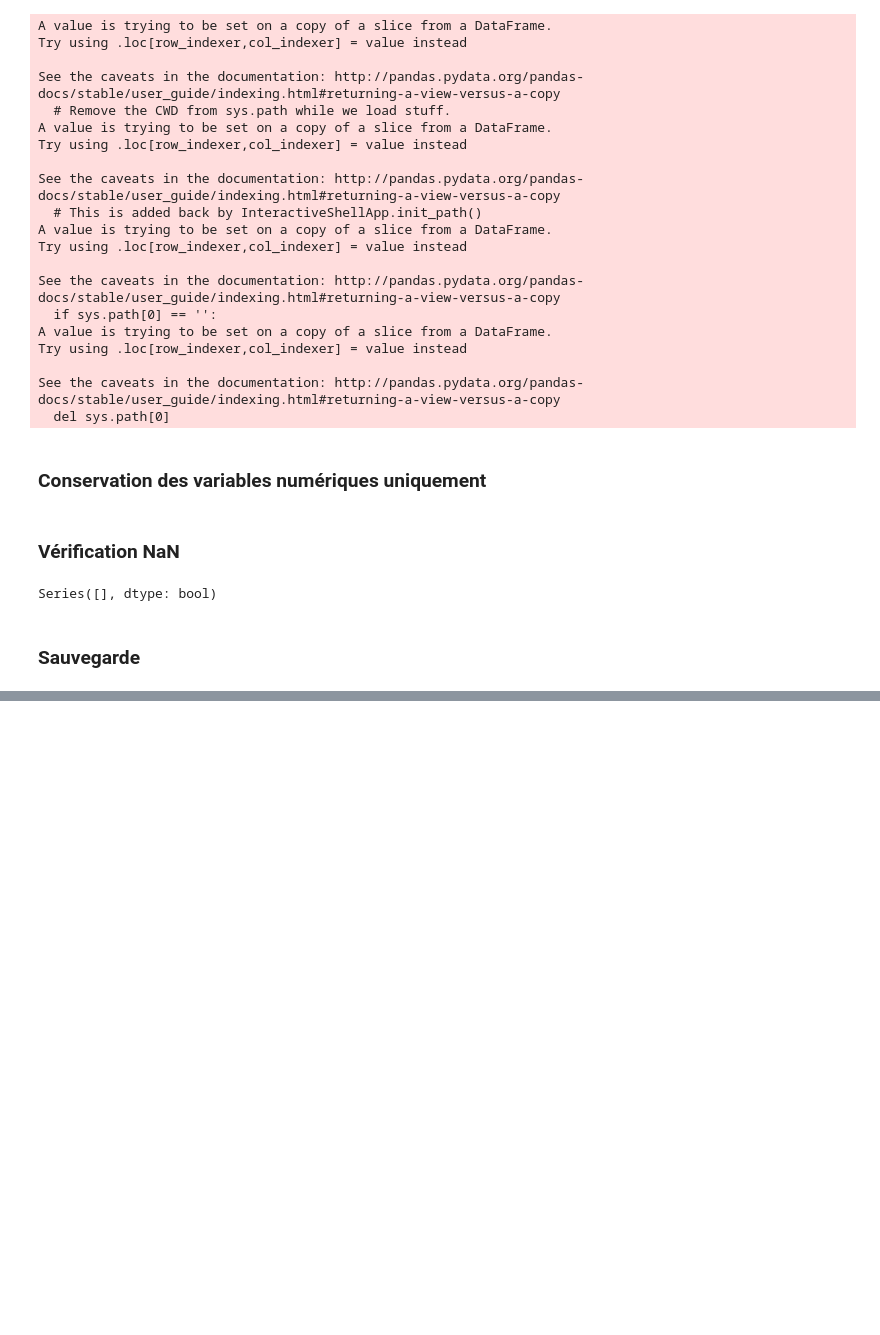
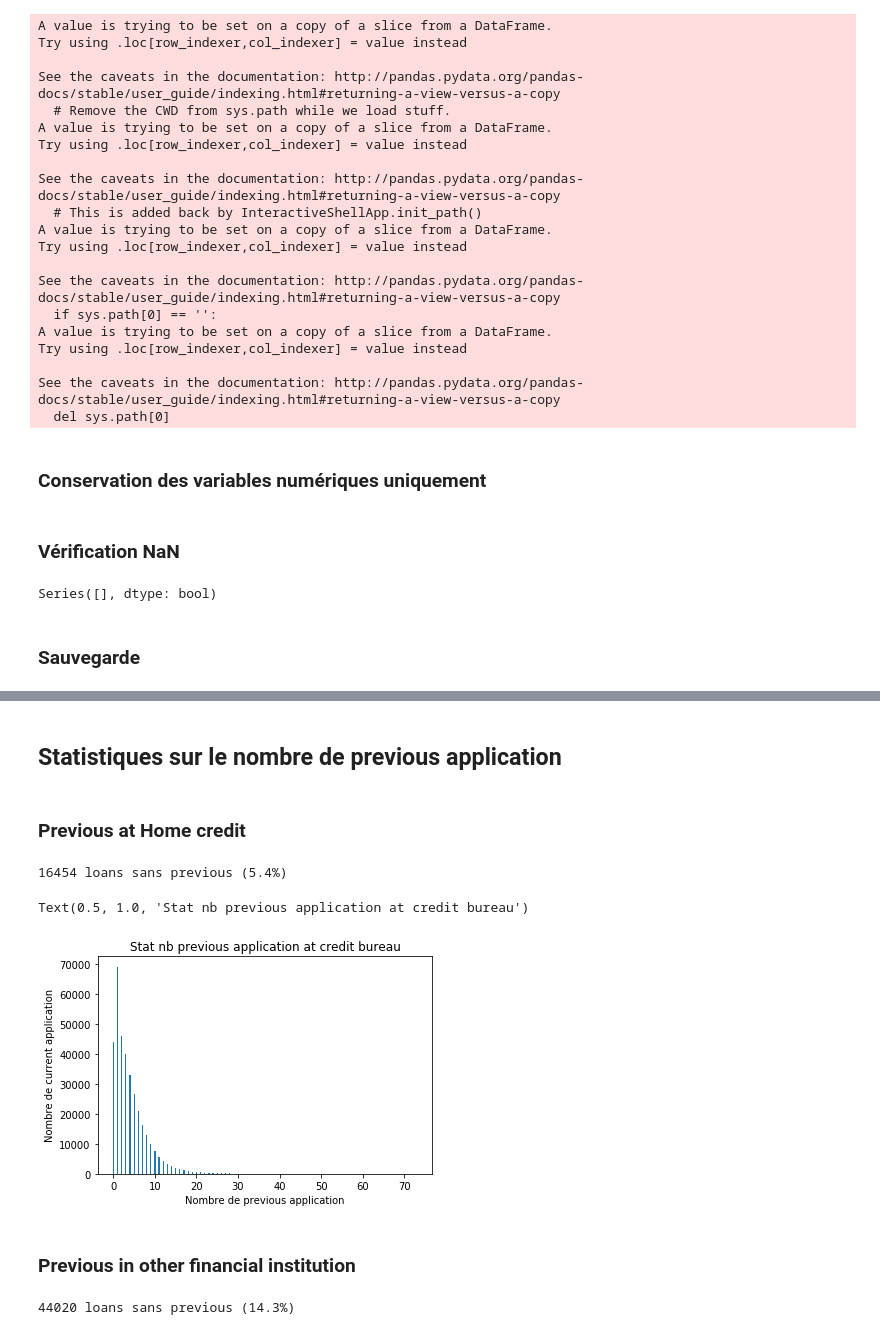
Before and after one commit to pyb-data/credit_scoring, a Jupyter notebook: Feature_engineering.ipynb, the cells around one changed output, grey strips where cells are left out. Cells and saved outputs as stored; diff of their text form; code cells hidden in the pictures; blank space fills up the shorter version.

Commit message:
ajout myTools et stats previous dans feature_engineering

```diff
--- a/Feature_engineering.ipynb
+++ b/Feature_engineering.ipynb
@@ -13,14 +20,14 @@ from myTools import *
 # Import des fichiers
 # %%
 time1 = time.time()
-#dfApplicationTest = pd.read_csv(os.getcwd() + '/Projet+Mise+en+prod+-+home-credit-default-risk/application_test.csv',",")
+dfApplicationTest = pd.read_csv(os.getcwd() + '/Projet+Mise+en+prod+-+home-credit-default-risk/application_test.csv',",")
 dfApplicationTrain = pd.read_csv(os.getcwd() + '/Projet+Mise+en+prod+-+home-credit-default-risk/application_train.csv',",")
-#dfBureau = pd.read_csv(os.getcwd() + '/Projet+Mise+en+prod+-+home-credit-default-risk/bureau.csv',",")
-#dfBureauBalance = pd.read_csv(os.getcwd() + '/Projet+Mise+en+prod+-+home-credit-default-risk/bureau_balance.csv',",")
-#dfPreviousAppliction = pd.read_csv(os.getcwd() + '/Projet+Mise+en+prod+-+home-credit-default-risk/previous_application.csv',",")
-#dfPosCashBalance = pd.read_csv(os.getcwd() + '/Projet+Mise+en+prod+-+home-credit-default-risk/POS_CASH_balance.csv',",")
-#dfInstallmentsPayments = pd.read_csv(os.getcwd() + '/Projet+Mise+en+prod+-+home-credit-default-risk/installments_payments.csv',",")
-#dfCreditCardBalance = pd.read_csv(os.getcwd() + '/Projet+Mise+en+prod+-+home-credit-default-risk/credit_card_balance.csv',",")
+dfBureau = pd.read_csv(os.getcwd() + '/Projet+Mise+en+prod+-+home-credit-default-risk/bureau.csv',",")
+dfBureauBalance = pd.read_csv(os.getcwd() + '/Projet+Mise+en+prod+-+home-credit-default-risk/bureau_balance.csv',",")
+dfPreviousApplication = pd.read_csv(os.getcwd() + '/Projet+Mise+en+prod+-+home-credit-default-risk/previous_application.csv',",")
+dfPosCashBalance = pd.read_csv(os.getcwd() + '/Projet+Mise+en+prod+-+home-credit-default-risk/POS_CASH_balance.csv',",")
+dfInstallmentsPayments = pd.read_csv(os.getcwd() + '/Projet+Mise+en+prod+-+home-credit-default-risk/installments_payments.csv',",")
+dfCreditCardBalance = pd.read_csv(os.getcwd() + '/Projet+Mise+en+prod+-+home-credit-default-risk/credit_card_balance.csv',",")
 time2 = time.time()
 print(time2-time1)
 # %% [output]
@@ -634,0 +658,26 @@ with open('dfApplicationTrain', 'wb') as fichier:
+# %% [markdown]
+## Statistiques sur le nombre de previous application
+# %% [markdown]
+### Previous at Home credit
+# %%
+dfPreviousApplication = dfPreviousApplication.merge(dfApplicationTrain[['SK_ID_CURR']], left_on='SK_ID_CURR', right_on='SK_ID_CURR')
+# %%
+nbWithPrevious = dfApplicationTrain[dfApplicationTrain.SK_ID_CURR.isin(dfPreviousApplication.SK_ID_CURR)].shape[0]
+nbWithoutPrevious = dfApplicationTrain[~dfApplicationTrain.SK_ID_CURR.isin(dfPreviousApplication.SK_ID_CURR)].shape[0]
+print("{} loans sans previous ({}%)".format(nbWithoutPrevious, np.round(100 * nbWithoutPrevious / (nbWithPrevious + nbWithoutPrevious), 1)))
+# %% [output]
+16454 loans sans previous (5.4%)
+# %%
+distrib_nb_previous = dfApplicationTrain.merge(dfPreviousApplication[['SK_ID_CURR']], left_on='SK_ID_CURR', right_on='SK_ID_CURR', how='left')['SK_ID_CURR'].value_counts().value_counts()
+distrib_nb_previous[0] = nbWithoutPrevious
+tmp = pd.DataFrame({'nb_previous': pd.Series(distrib_nb_previous.index),
+                   'nb_application': distrib_nb_previous.reset_index(drop=True)}).sort_values('nb_previous')
+plt.bar(pd.Series(distrib_nb_previous.index), distrib_nb_previous.reset_index(drop=True), width=0.3)
+plt.xlabel('Nombre de previous application')
+plt.ylabel('Nombre de current application')
+plt.title("Stat nb previous application at credit bureau")
+# %% [output]
+Text(0.5, 1.0, 'Stat nb previous application at credit bureau')
+[figure, added]
+# %% [markdown]
+### Previous in other financial institution
@@ -634,0 +686,6 @@ with open('dfApplicationTrain', 'wb') as fichier:
+# %%
+nbWithPrevious = dfApplicationTrain[dfApplicationTrain.SK_ID_CURR.isin(dfBureau.SK_ID_CURR)].shape[0]
+nbWithoutPrevious = dfApplicationTrain[~dfApplicationTrain.SK_ID_CURR.isin(dfBureau.SK_ID_CURR)].shape[0]
+print("{} loans sans previous ({}%)".format(nbWithoutPrevious, np.round(100 * nbWithoutPrevious / (nbWithPrevious + nbWithoutPrevious), 1)))
+# %% [output]
+44020 loans sans previous (14.3%)
```
Also changed, not shown: parts of 9 cells of this notebook, 1 other file.
